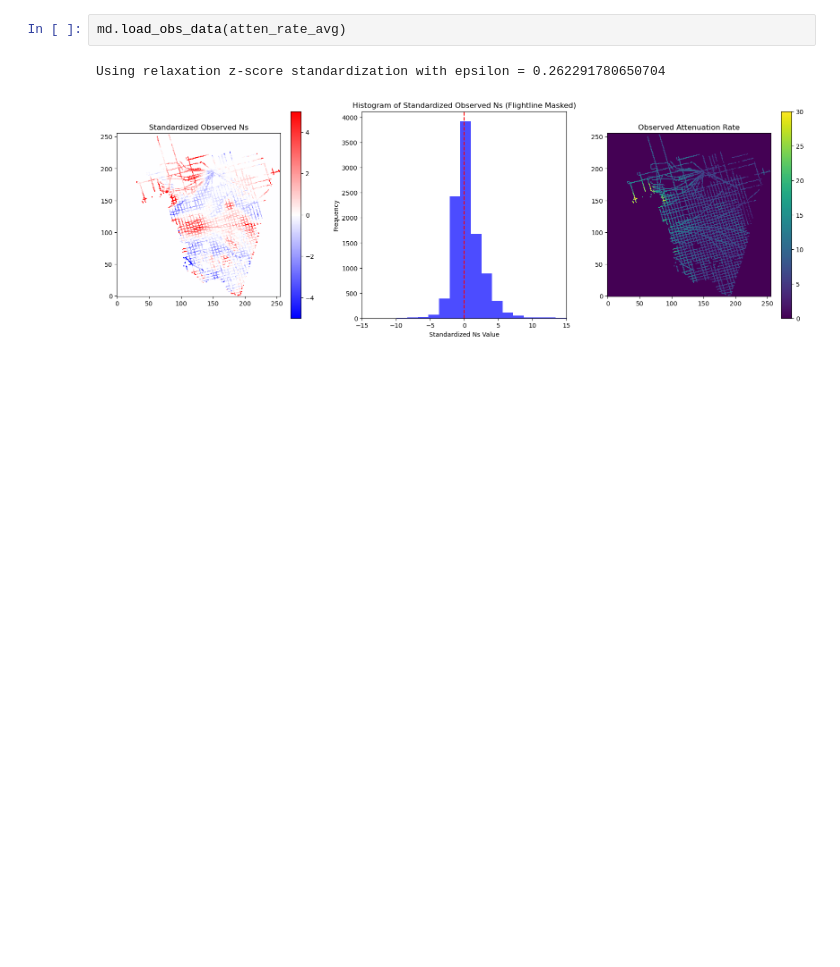
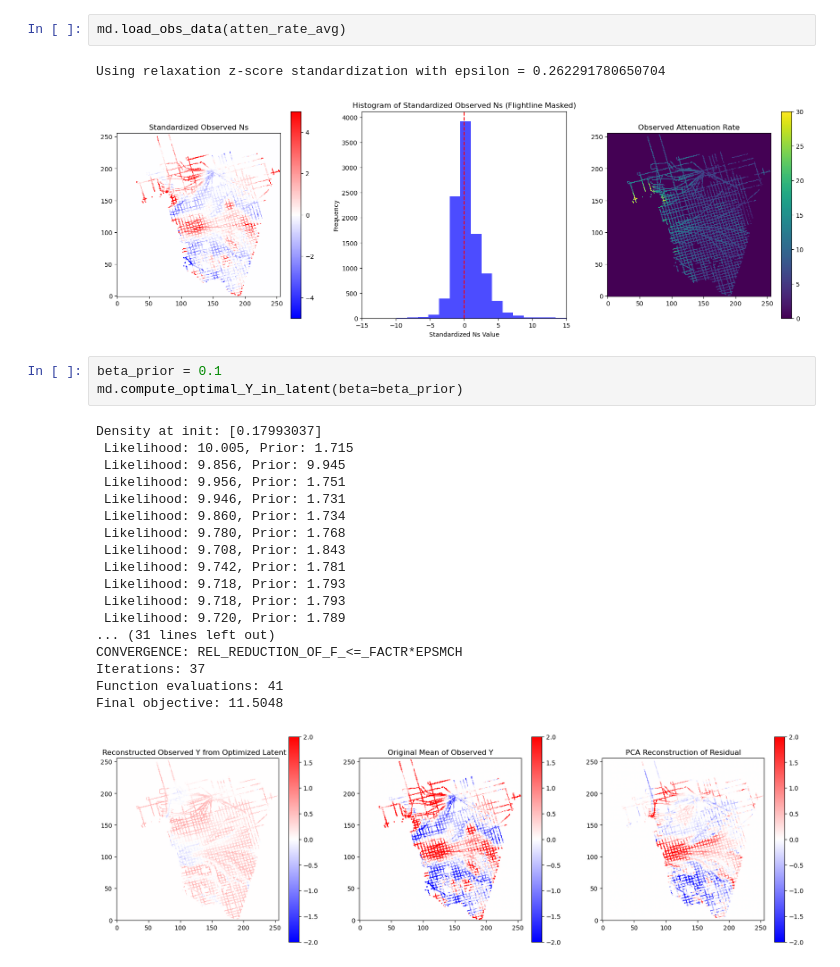
Before and after one commit to alastairyang/GMR-inference, a Jupyter notebook: notebooks/main.ipynb, the cells around one changed output. Cells and saved outputs as stored; diff of their text form; blank space fills up the shorter version.

Commit message:
deriving prior

```diff
--- a/notebooks/main.ipynb
+++ b/notebooks/main.ipynb
@@ -147,3 +150,25 @@ md.load_obs_data(atten_rate_avg)
 # %% [output]
 Using relaxation z-score standardization with epsilon = 0.262291780650704
 [figure]
+# %%
+beta_prior = 0.1
+md.compute_optimal_Y_in_latent(beta=beta_prior)
+# %% [output]
+Density at init: [0.17993037]
+ Likelihood: 10.005, Prior: 1.715
+ Likelihood: 9.856, Prior: 9.945
+ Likelihood: 9.956, Prior: 1.751
+ Likelihood: 9.946, Prior: 1.731
+ Likelihood: 9.860, Prior: 1.734
+ Likelihood: 9.780, Prior: 1.768
+ Likelihood: 9.708, Prior: 1.843
+ Likelihood: 9.742, Prior: 1.781
+ Likelihood: 9.718, Prior: 1.793
+ Likelihood: 9.718, Prior: 1.793
+ Likelihood: 9.720, Prior: 1.789
+... (31 lines left out)
+CONVERGENCE: REL_REDUCTION_OF_F_<=_FACTR*EPSMCH
+Iterations: 37
+Function evaluations: 41
+Final objective: 11.5048
+[figure, added]
```
Also changed, not shown: parts of 3 cells of this notebook, 1 other file.
